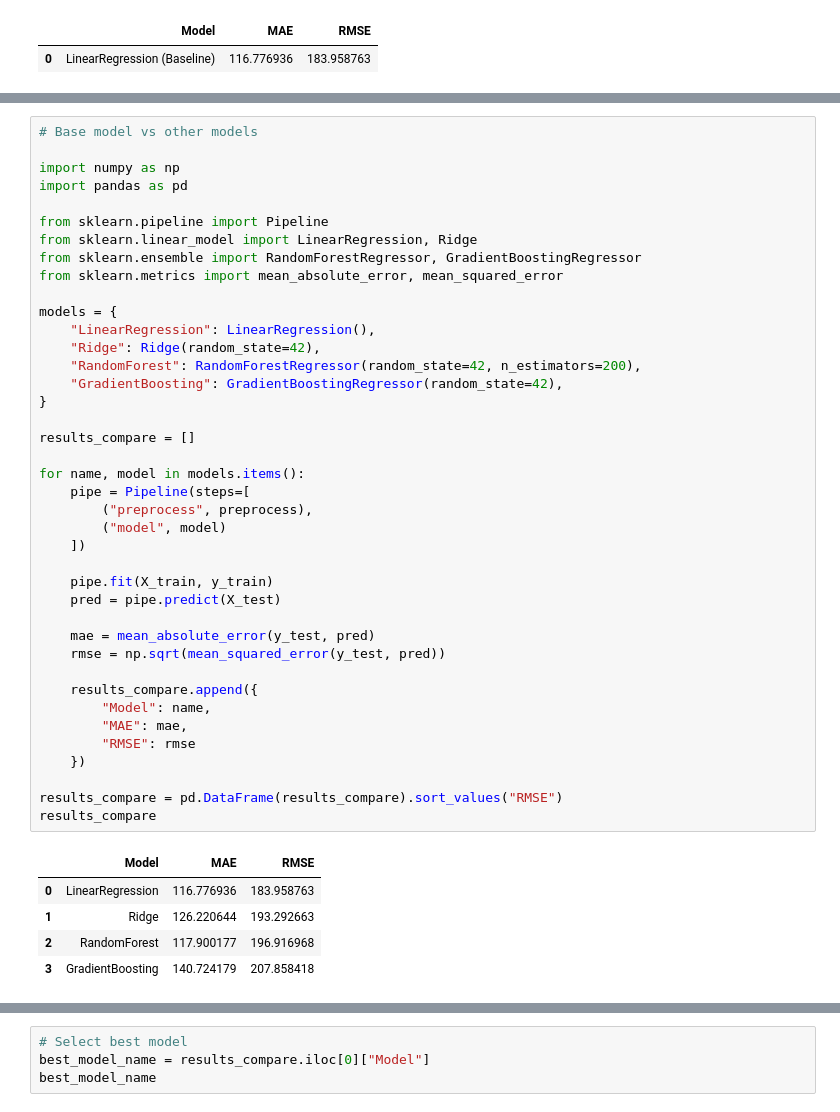
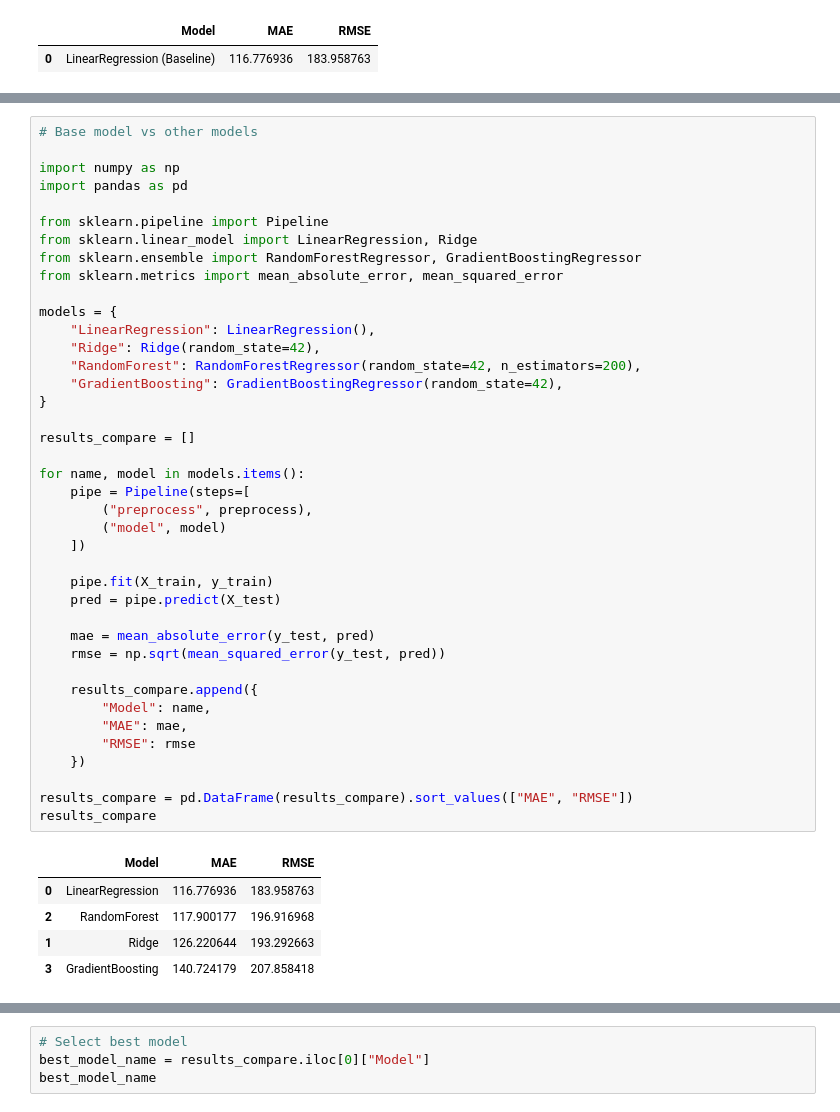
Before and after one commit to Aloysius-Yong/mdlp-project, a Jupyter notebook: index.ipynb, the cells around one changed output, grey strips where cells are left out. Saved outputs shown, nothing was run; the diff lists cells and outputs as text.

```diff
--- a/index.ipynb
+++ b/index.ipynb
@@ -346,36 +335,36 @@ models = {
     "LinearRegression": LinearRegression(),
     "Ridge": Ridge(random_state=42),
     "RandomForest": RandomForestRegressor(random_state=42, n_estimators=200),
     "GradientBoosting": GradientBoostingRegressor(random_state=42),
 }
 
 results_compare = []
 
 for name, model in models.items():
     pipe = Pipeline(steps=[
         ("preprocess", preprocess),
         ("model", model)
     ])
 
     pipe.fit(X_train, y_train)
     pred = pipe.predict(X_test)
 
     mae = mean_absolute_error(y_test, pred)
     rmse = np.sqrt(mean_squared_error(y_test, pred))
 
     results_compare.append({
         "Model": name,
         "MAE": mae,
         "RMSE": rmse
     })
 
-results_compare = pd.DataFrame(results_compare).sort_values("RMSE")
+results_compare = pd.DataFrame(results_compare).sort_values(["MAE", "RMSE"])
 results_compare
 # %% [output]
 |  | Model | MAE | RMSE |
 | 0 | LinearRegression | 116.776936 | 183.958763 |
+| 2 | RandomForest | 117.900177 | 196.916968 |
 | 1 | Ridge | 126.220644 | 193.292663 |
-| 2 | RandomForest | 117.900177 | 196.916968 |
 | 3 | GradientBoosting | 140.724179 | 207.858418 |
 # %% [markdown]
 ## Select Best Model
```
Also changed, not shown: parts of 25 cells of this notebook.
